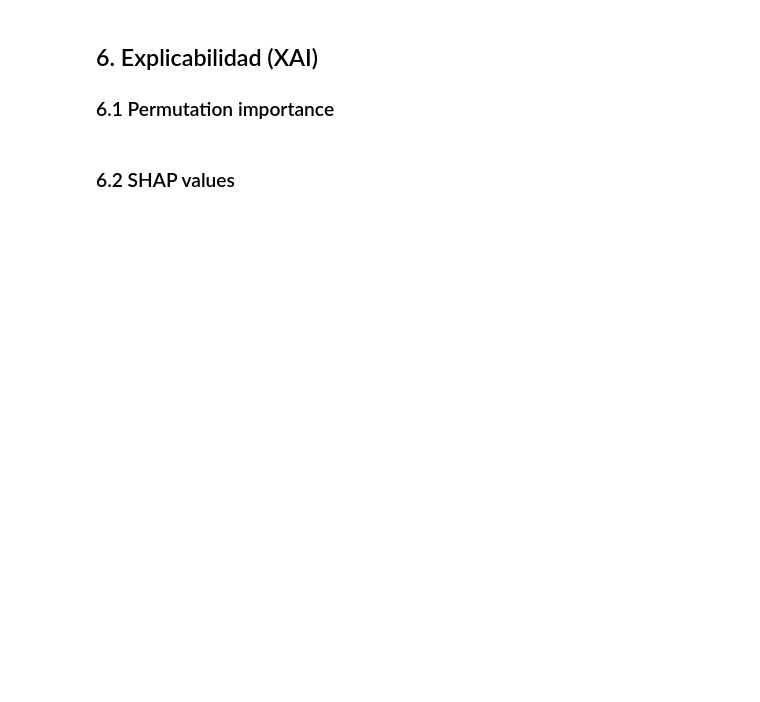
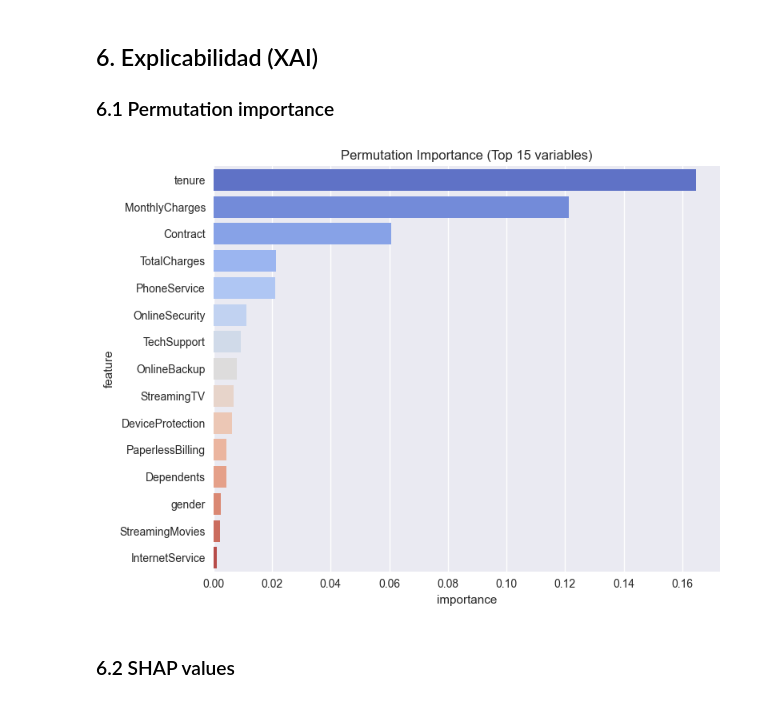
Before and after one commit to Jvnc0503/ML-CaseAnalysis3, a Jupyter notebook: CA3.ipynb, the cells around one changed output. Cells and saved outputs as stored; diff of their text form; code cells hidden in the pictures; blank space fills up the shorter version.

```diff
--- a/CA3.ipynb
+++ b/CA3.ipynb
@@ -554,7 +554,7 @@ np.random.seed(RANDOM_STATE)
 ## 2. Carga y preprocesamiento
 # %%
 
-df = pd.read_csv("Telco-Customer-Churn.csv")
+df = pd.read_csv("WA_Fn-UseC_-Telco-Customer-Churn.csv")
 
 df.drop(columns=['customerID'], inplace=True)
 
@@ -690,21 +712,23 @@ plt.show()
 # %%
 from sklearn.inspection import permutation_importance
 
 perm = permutation_importance(final_model, x_test, y_test, scoring='f1', n_repeats=10, random_state=RANDOM_STATE)
 
 importances = (
     pd.DataFrame({
         'feature': x.columns,
         'importance': perm['importances_mean']
     })
     .sort_values('importance', ascending=False)
 )
 
 plt.figure(figsize=(8, 6))
-sns.barplot(data=importances.head(15), y='feature', x='importance', palette='coolwarm')
+sns.barplot(data=importances.head(15), y='feature', x='importance', hue="feature", palette='coolwarm')
 plt.title("Permutation Importance (Top 15 variables)")
 plt.tight_layout()
 plt.show()
+# %% [output]
+[figure, added]
 # %% [markdown]
 ### 6.2 SHAP values
 # %%
```
Also changed, not shown: parts of 6 cells of this notebook.
